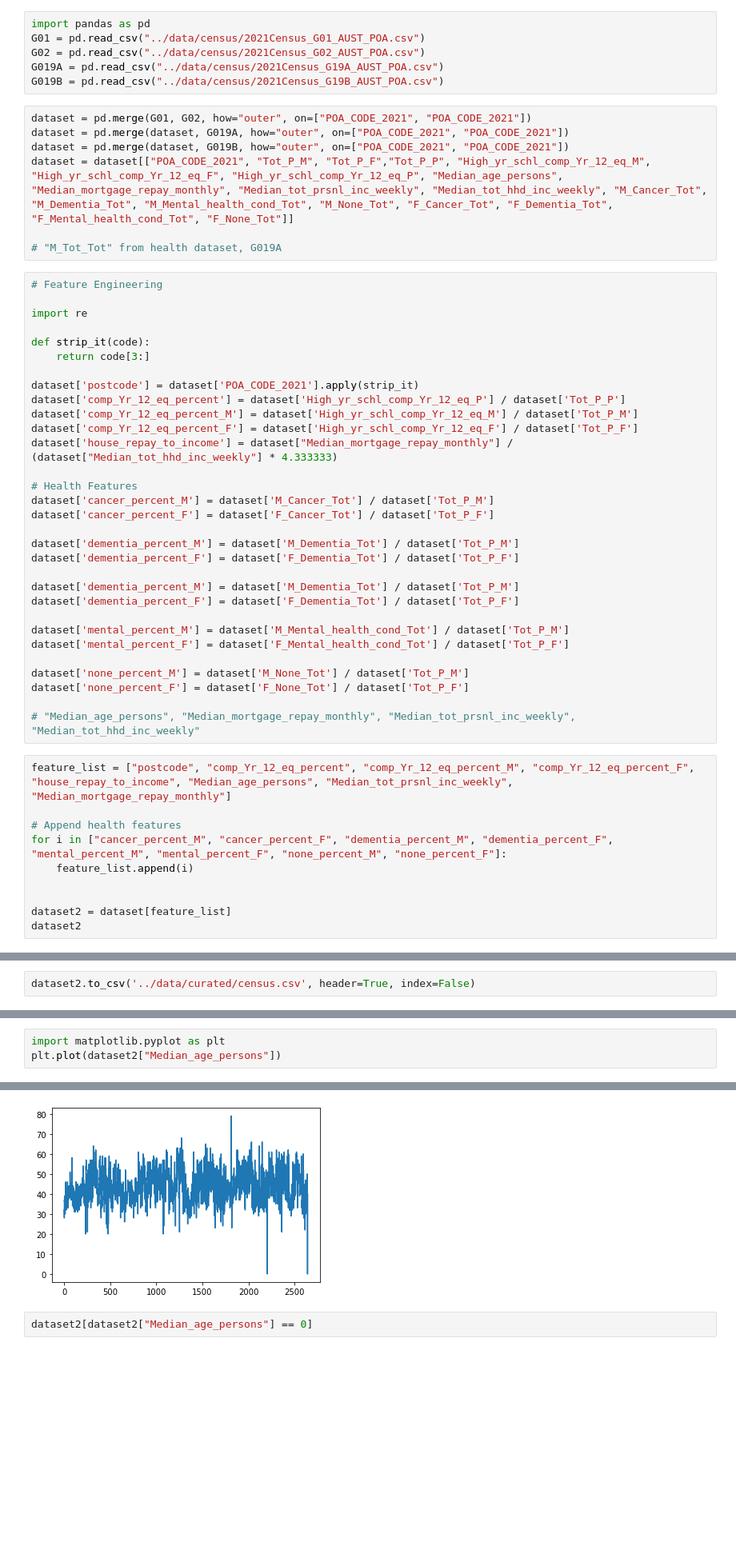
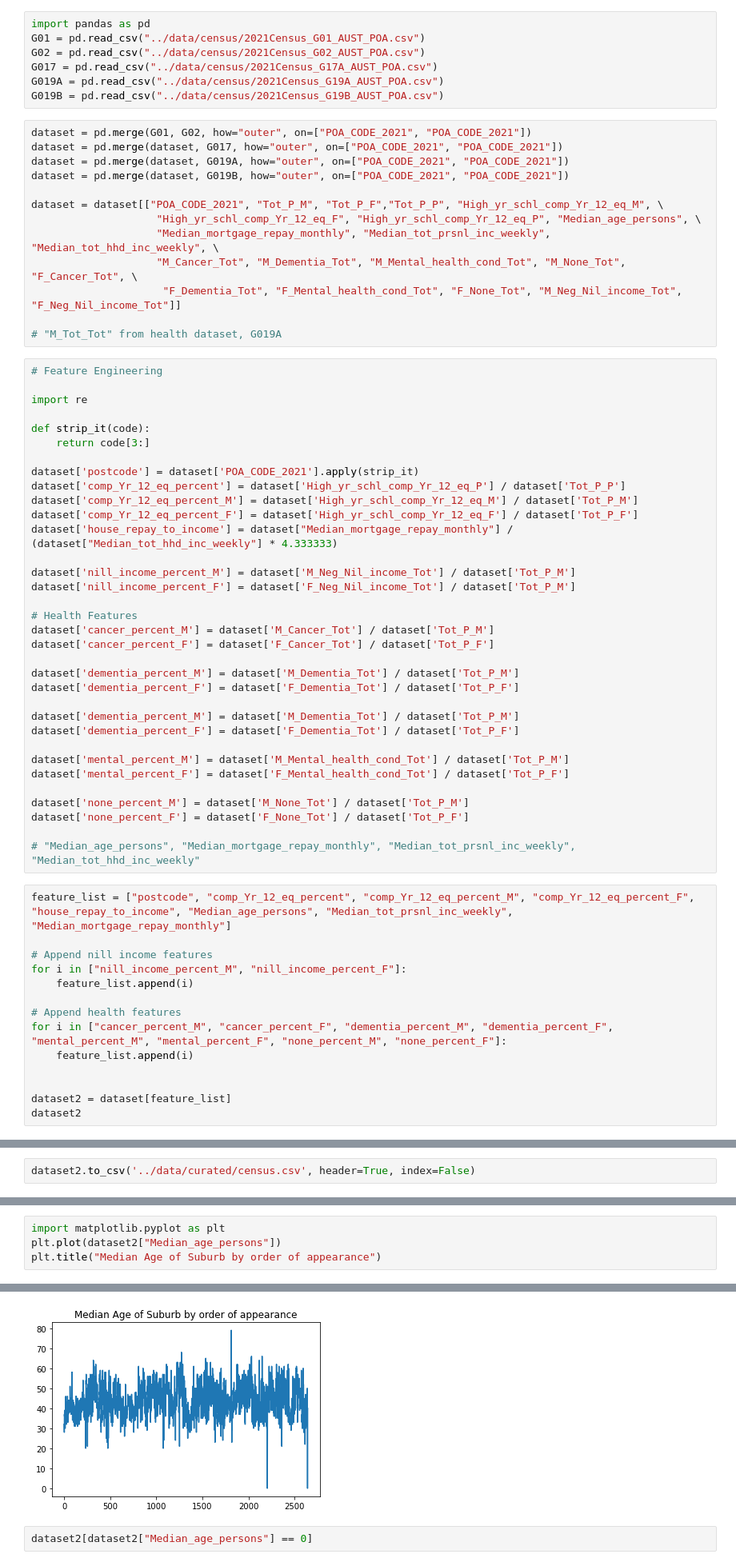
Before and after one commit to MAST30034-Applied-Data-Science/generic-buy-now-pay-later-project-group-17-adsb, a Jupyter notebook: notebooks/external_data.ipynb, the cells around one changed output, grey strips where cells are left out. Shown at 80% size. Saved outputs shown, nothing was run; the diff lists cells and outputs as text; blank space fills up the shorter version.

Commit message:
added nill income feature

```diff
--- a/notebooks/external_data.ipynb
+++ b/notebooks/external_data.ipynb
@@ -25,13 +25,20 @@ OSError: [Errno 66] Directory not empty: '../data/2021 Census GCP Postal Areas f
 import pandas as pd
 G01 = pd.read_csv("../data/census/2021Census_G01_AUST_POA.csv")
 G02 = pd.read_csv("../data/census/2021Census_G02_AUST_POA.csv")
+G017 = pd.read_csv("../data/census/2021Census_G17A_AUST_POA.csv")
 G019A = pd.read_csv("../data/census/2021Census_G19A_AUST_POA.csv")
 G019B = pd.read_csv("../data/census/2021Census_G19B_AUST_POA.csv")
 # %%
 dataset = pd.merge(G01, G02, how="outer", on=["POA_CODE_2021", "POA_CODE_2021"])
+dataset = pd.merge(dataset, G017, how="outer", on=["POA_CODE_2021", "POA_CODE_2021"])
 dataset = pd.merge(dataset, G019A, how="outer", on=["POA_CODE_2021", "POA_CODE_2021"])
 dataset = pd.merge(dataset, G019B, how="outer", on=["POA_CODE_2021", "POA_CODE_2021"])
-dataset = dataset[["POA_CODE_2021", "Tot_P_M", "Tot_P_F","Tot_P_P", "High_yr_schl_comp_Yr_12_eq_M", "High_yr_schl_comp_Yr_12_eq_F", "High_yr_schl_comp_Yr_12_eq_P", "Median_age_persons", "Median_mortgage_repay_monthly", "Median_tot_prsnl_inc_weekly", "Median_tot_hhd_inc_weekly", "M_Cancer_Tot", "M_Dementia_Tot", "M_Mental_health_cond_Tot", "M_None_Tot", "F_Cancer_Tot", "F_Dementia_Tot", "F_Mental_health_cond_Tot", "F_None_Tot"]]
+
+dataset = dataset[["POA_CODE_2021", "Tot_P_M", "Tot_P_F","Tot_P_P", "High_yr_schl_comp_Yr_12_eq_M", \
+                    "High_yr_schl_comp_Yr_12_eq_F", "High_yr_schl_comp_Yr_12_eq_P", "Median_age_persons", \
+                    "Median_mortgage_repay_monthly", "Median_tot_prsnl_inc_weekly", "Median_tot_hhd_inc_weekly", \
+                    "M_Cancer_Tot", "M_Dementia_Tot", "M_Mental_health_cond_Tot", "M_None_Tot", "F_Cancer_Tot", \
+                     "F_Dementia_Tot", "F_Mental_health_cond_Tot", "F_None_Tot", "M_Neg_Nil_income_Tot", "F_Neg_Nil_income_Tot"]]
 
 # "M_Tot_Tot" from health dataset, G019A
 # %%
@@ -47,6 +54,9 @@ dataset['comp_Yr_12_eq_percent'] = dataset['High_yr_schl_comp_Yr_12_eq_P'] / dat
 dataset['comp_Yr_12_eq_percent_M'] = dataset['High_yr_schl_comp_Yr_12_eq_M'] / dataset['Tot_P_M']
 dataset['comp_Yr_12_eq_percent_F'] = dataset['High_yr_schl_comp_Yr_12_eq_F'] / dataset['Tot_P_F']
 dataset['house_repay_to_income'] = dataset["Median_mortgage_repay_monthly"] / (dataset["Median_tot_hhd_inc_weekly"] * 4.333333)
+
+dataset['nill_income_percent_M'] = dataset['M_Neg_Nil_income_Tot'] / dataset['Tot_P_M']
+dataset['nill_income_percent_F'] = dataset['F_Neg_Nil_income_Tot'] / dataset['Tot_P_M']
 
 # Health Features
 dataset['cancer_percent_M'] = dataset['M_Cancer_Tot'] / dataset['Tot_P_M']
@@ -67,6 +77,10 @@ dataset['none_percent_F'] = dataset['F_None_Tot'] / dataset['Tot_P_F']
 # "Median_age_persons", "Median_mortgage_repay_monthly", "Median_tot_prsnl_inc_weekly", "Median_tot_hhd_inc_weekly"
 # %%
 feature_list = ["postcode", "comp_Yr_12_eq_percent", "comp_Yr_12_eq_percent_M", "comp_Yr_12_eq_percent_F", "house_repay_to_income", "Median_age_persons", "Median_tot_prsnl_inc_weekly", "Median_mortgage_repay_monthly"]
+
+# Append nill income features
+for i in ["nill_income_percent_M", "nill_income_percent_F"]:
+    feature_list.append(i)
 
 # Append health features
 for i in ["cancer_percent_M", "cancer_percent_F", "dementia_percent_M", "dementia_percent_F", "mental_percent_M", "mental_percent_F", "none_percent_M", "none_percent_F"]:
@@ -106,4 +120,5 @@ Name: Median_age_persons, dtype: float64
 # %%
 import matplotlib.pyplot as plt
 plt.plot(dataset2["Median_age_persons"])
+plt.title("Median Age of Suburb by order of appearance")
 # %% [output]
@@ -111,4 +126,4 @@ plt.plot(dataset2["Median_age_persons"])
-[figure, old version]
+[figure, new version]
 # %%
 dataset2[dataset2["Median_age_persons"] == 0]
 # %% [output]
```
Also changed, not shown: parts of 2 cells of this notebook.
